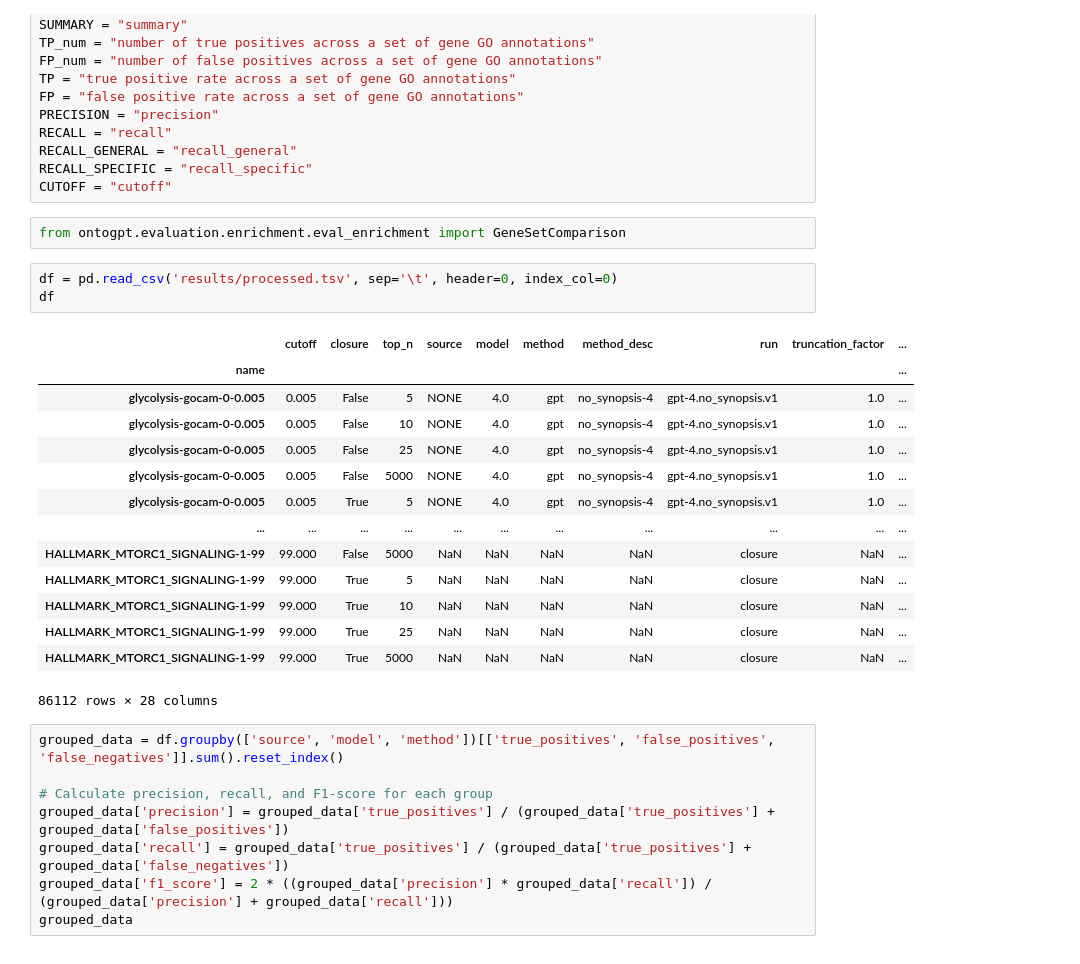
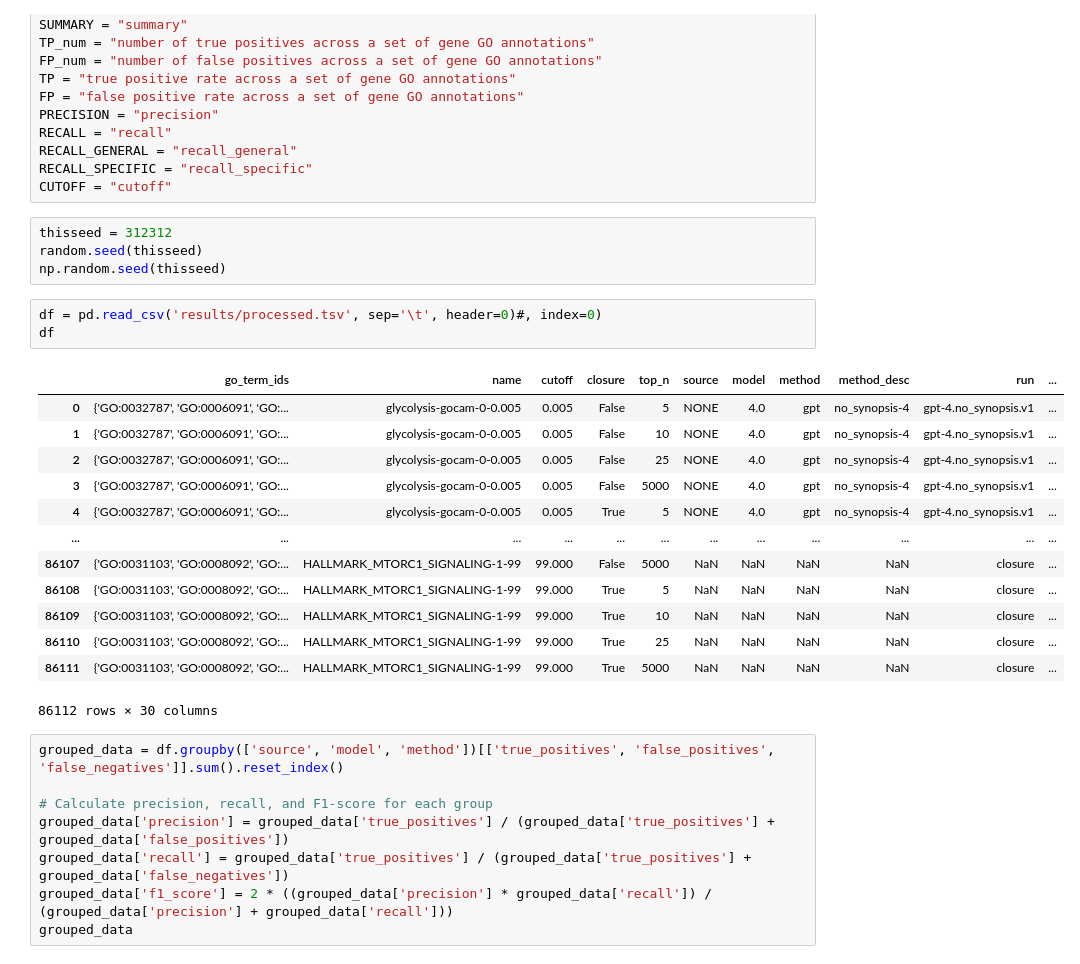
Before and after one commit to monarch-initiative/talisman-paper, a Jupyter notebook: Enrichment-Results-Analysis__from_processed.ipynb, the cells around one changed output. Cells and saved outputs as stored; diff of their text form.

```diff
--- a/Enrichment-Results-Analysis__from_processed.ipynb
+++ b/Enrichment-Results-Analysis__from_processed.ipynb
@@ -123,26 +125,27 @@ RECALL = "recall"
 RECALL_GENERAL = "recall_general"
 RECALL_SPECIFIC = "recall_specific"
 CUTOFF = "cutoff"
-# %%
-from ontogpt.evaluation.enrichment.eval_enrichment import GeneSetComparison
+# %%
+thisseed = 312312
+random.seed(thisseed)
+np.random.seed(thisseed)
 # %%
-df = pd.read_csv('results/processed.tsv', sep='\t', header=0, index_col=0)
+df = pd.read_csv('results/processed.tsv', sep='\t', header=0)#, index=0)
 df
 # %% [output]
-|  | cutoff | closure | top_n | source | model | method | method_desc | run | truncation_factor | ... |
-| name |  |  |  |  |  |  |  |  |  | ... |
-| glycolysis-gocam-0-0.005 | 0.005 | False | 5 | NONE | 4.0 | gpt | no_synopsis-4 | gpt-4.no_synopsis.v1 | 1.0 | ... |
-| glycolysis-gocam-0-0.005 | 0.005 | False | 10 | NONE | 4.0 | gpt | no_synopsis-4 | gpt-4.no_synopsis.v1 | 1.0 | ... |
-| glycolysis-gocam-0-0.005 | 0.005 | False | 25 | NONE | 4.0 | gpt | no_synopsis-4 | gpt-4.no_synopsis.v1 | 1.0 | ... |
-| glycolysis-gocam-0-0.005 | 0.005 | False | 5000 | NONE | 4.0 | gpt | no_synopsis-4 | gpt-4.no_synopsis.v1 | 1.0 | ... |
-| glycolysis-gocam-0-0.005 | 0.005 | True | 5 | NONE | 4.0 | gpt | no_synopsis-4 | gpt-4.no_synopsis.v1 | 1.0 | ... |
-| ... | ... | ... | ... | ... | ... | ... | ... | ... | ... | ... |
-| HALLMARK_MTORC1_SIGNALING-1-99 | 99.000 | False | 5000 | NaN | NaN | NaN | NaN | closure | NaN | ... |
-| HALLMARK_MTORC1_SIGNALING-1-99 | 99.000 | True | 5 | NaN | NaN | NaN | NaN | closure | NaN | ... |
-| HALLMARK_MTORC1_SIGNALING-1-99 | 99.000 | True | 10 | NaN | NaN | NaN | NaN | closure | NaN | ... |
-| HALLMARK_MTORC1_SIGNALING-1-99 | 99.000 | True | 25 | NaN | NaN | NaN | NaN | closure | NaN | ... |
-| HALLMARK_MTORC1_SIGNALING-1-99 | 99.000 | True | 5000 | NaN | NaN | NaN | NaN | closure | NaN | ... |
+|  | go_term_ids | name | cutoff | closure | top_n | source | model | method | method_desc | run | ... |
+| 0 | {'GO:0032787', 'GO:0006091', 'GO:... | glycolysis-gocam-0-0.005 | 0.005 | False | 5 | NONE | 4.0 | gpt | no_synopsis-4 | gpt-4.no_synopsis.v1 | ... |
+| 1 | {'GO:0032787', 'GO:0006091', 'GO:... | glycolysis-gocam-0-0.005 | 0.005 | False | 10 | NONE | 4.0 | gpt | no_synopsis-4 | gpt-4.no_synopsis.v1 | ... |
+| 2 | {'GO:0032787', 'GO:0006091', 'GO:... | glycolysis-gocam-0-0.005 | 0.005 | False | 25 | NONE | 4.0 | gpt | no_synopsis-4 | gpt-4.no_synopsis.v1 | ... |
+| 3 | {'GO:0032787', 'GO:0006091', 'GO:... | glycolysis-gocam-0-0.005 | 0.005 | False | 5000 | NONE | 4.0 | gpt | no_synopsis-4 | gpt-4.no_synopsis.v1 | ... |
+| 4 | {'GO:0032787', 'GO:0006091', 'GO:... | glycolysis-gocam-0-0.005 | 0.005 | True | 5 | NONE | 4.0 | gpt | no_synopsis-4 | gpt-4.no_synopsis.v1 | ... |
+| ... | ... | ... | ... | ... | ... | ... | ... | ... | ... | ... | ... |
+| 86107 | {'GO:0031103', 'GO:0008092', 'GO:... | HALLMARK_MTORC1_SIGNALING-1-99 | 99.000 | False | 5000 | NaN | NaN | NaN | NaN | closure | ... |
+| 86108 | {'GO:0031103', 'GO:0008092', 'GO:... | HALLMARK_MTORC1_SIGNALING-1-99 | 99.000 | True | 5 | NaN | NaN | NaN | NaN | closure | ... |
+| 86109 | {'GO:0031103', 'GO:0008092', 'GO:... | HALLMARK_MTORC1_SIGNALING-1-99 | 99.000 | True | 10 | NaN | NaN | NaN | NaN | closure | ... |
+| 86110 | {'GO:0031103', 'GO:0008092', 'GO:... | HALLMARK_MTORC1_SIGNALING-1-99 | 99.000 | True | 25 | NaN | NaN | NaN | NaN | closure | ... |
+| 86111 | {'GO:0031103', 'GO:0008092', 'GO:... | HALLMARK_MTORC1_SIGNALING-1-99 | 99.000 | True | 5000 | NaN | NaN | NaN | NaN | closure | ... |
-86112 rows × 28 columns
+86112 rows × 30 columns
 # %%
 grouped_data = df.groupby(['source', 'model', 'method'])[['true_positives', 'false_positives', 'false_negatives']].sum().reset_index()
 
```
Also changed, not shown: parts of 38 cells of this notebook, 1 other file.
